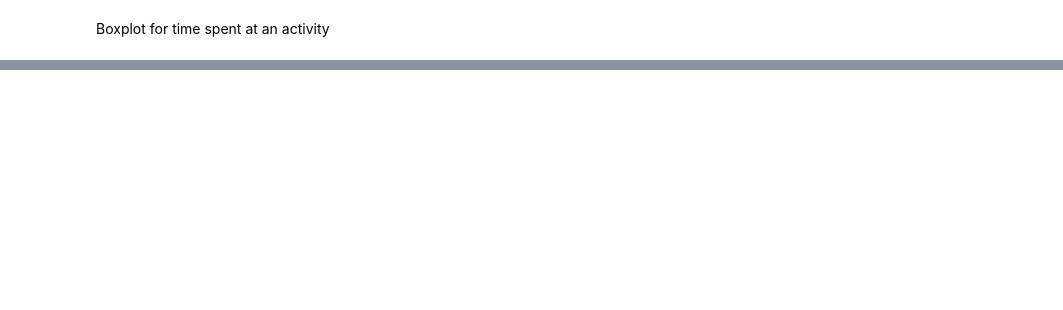
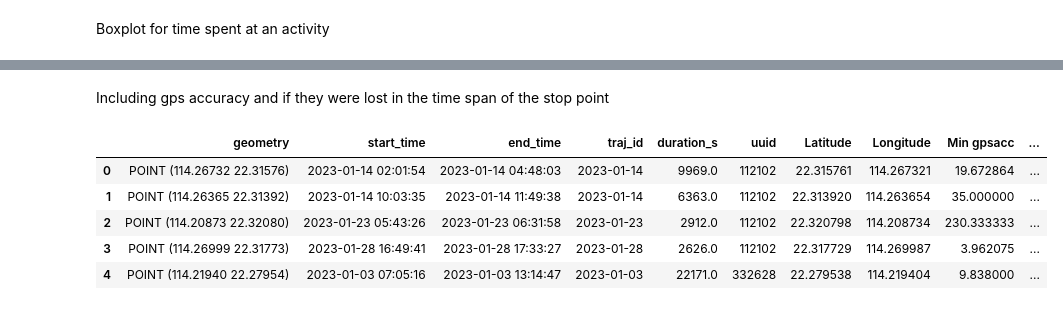
Before and after one commit to Pasindu19970808/FindingPointsOfInterestFromGPS, a Jupyter notebook: preProcessing.ipynb, the cells around one changed output, grey strips where cells are left out. Drawn from its saved outputs; the diff is of its cells as text; code cells hidden in the pictures; blank space fills up the shorter version.

```diff
--- a/preProcessing.ipynb
+++ b/preProcessing.ipynb
@@ -222,0 +264,7 @@ ax.get_legend_handles
+# %%
+stop_point_data = stop_collection_obj.filtered_stops.copy()
+stop_point_data['Latitude'] = stop_point_data['geometry'].apply(lat_val)
+stop_point_data['Longitude'] = stop_point_data['geometry'].apply(long_val)
+# %%
+stop_point_data.reset_index(drop = True,inplace=True)
+stop_point_data.head()
@@ -222,0 +278,38 @@ ax.get_legend_handles
+# %% [markdown]
+Including gps accuracy and if they were lost in the time span of the stop point
+# %%
+stop_point_data['Min gpsacc'] = np.nan
+stop_point_data['Mean gpsacc'] = np.nan
+stop_point_data['Median gpsacc'] = np.nan
+stop_point_data['Max gpsacc'] = np.nan
+stop_point_data['Number of Lost'] = np.nan
+def calculate_gpsacc(gps_acc):
+    min = gps_acc.min()
+    max = gps_acc.max()
+    median = gps_acc.median()
+    mean = gps_acc.mean()
+    return min,max,median,mean
+
+def number_of_lost(lost):
+    return lost.sum()
+
+for i in range(stop_point_data.shape[0]):
+    lat_val = stop_point_data.loc[i,"Latitude"]
+    long_val = stop_point_data.loc[i,"Longitude"]
+    start_time = stop_point_data.loc[i,"start_time"]
+    end_time = stop_point_data.loc[i,'end_time']
+    uuid = stop_point_data.loc[i,'uuid']
+
+    temp_df = concat_df.loc[((concat_df['uuid'] == uuid) & (concat_df['ts_Index'] >= start_time) & (concat_df['ts_Index'] <= end_time))]
+    min_gps,max_gps,median_gps,mean_gps = calculate_gpsacc(temp_df['gpsacc'])
+    lost = number_of_lost(temp_df['lost'])
+    stop_point_data.loc[i,['Min gpsacc','Max gpsacc','Median gpsacc','Mean gpsacc','Number of Lost']] = [min_gps,max_gps,median_gps,mean_gps,lost]
+# %%
+stop_point_data.head()
+# %% [output]
+|  | geometry | start_time | end_time | traj_id | duration_s | uuid | Latitude | Longitude | Min gpsacc | ... |
+| 0 | POINT (114.26732 22.31576) | 2023-01-14 02:01:54 | 2023-01-14 04:48:03 | 2023-01-14 | 9969.0 | 112102 | 22.315761 | 114.267321 | 19.672864 | ... |
+| 1 | POINT (114.26365 22.31392) | 2023-01-14 10:03:35 | 2023-01-14 11:49:38 | 2023-01-14 | 6363.0 | 112102 | 22.313920 | 114.263654 | 35.000000 | ... |
+| 2 | POINT (114.20873 22.32080) | 2023-01-23 05:43:26 | 2023-01-23 06:31:58 | 2023-01-23 | 2912.0 | 112102 | 22.320798 | 114.208734 | 230.333333 | ... |
+| 3 | POINT (114.26999 22.31773) | 2023-01-28 16:49:41 | 2023-01-28 17:33:27 | 2023-01-28 | 2626.0 | 112102 | 22.317729 | 114.269987 | 3.962075 | ... |
+| 4 | POINT (114.21940 22.27954) | 2023-01-03 07:05:16 | 2023-01-03 13:14:47 | 2023-01-03 | 22171.0 | 332628 | 22.279538 | 114.219404 | 9.838000 | ... |
```
Also changed, not shown: parts of 31 cells of this notebook.
